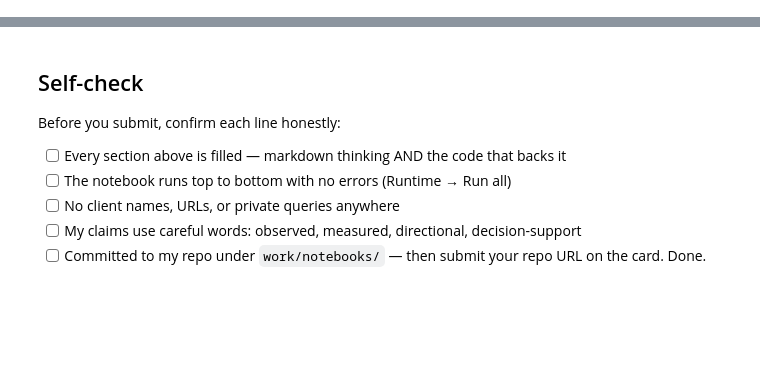
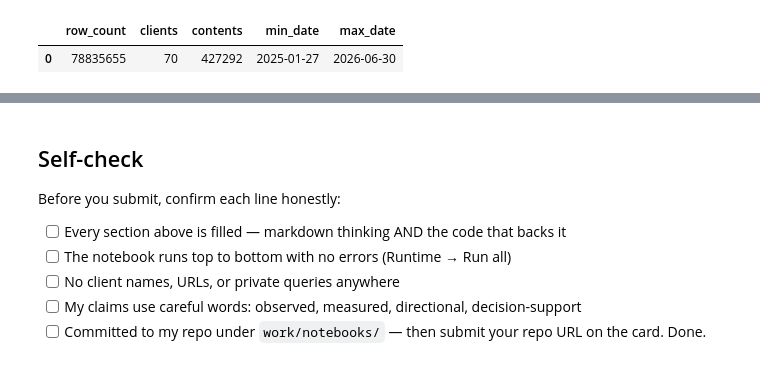
Before and after one commit to 124pritivarma6001-commits/flyrank_internship_ml, a Jupyter notebook: work/notebooks/w03_data_contract.ipynb, the cells around one changed output, grey strips where cells are left out. Cells and saved outputs as stored; diff of their text form; code cells hidden in the pictures; blank space fills up the shorter version.

```diff
--- a/work/notebooks/w03_data_contract.ipynb
+++ b/work/notebooks/w03_data_contract.ipynb
@@ -36,0 +56,17 @@ This skeleton is yours to fill. Work the sections **in order** — each one has
+# %%
+# Check the grain and the data rangeof the daily fact table
+result = con.sql(f"""
+SELECT
+    COUNT(*) AS row_count,
+    COUNT(DISTINCT
+  client_hash_id) AS clients,
+    COUNT(DISTINCT
+  content_hash_id) AS contents,
+    MIN(report_date) AS min_date,
+    MAX(report_date) AS max_date
+FROM {TABLES['fact_daily']}
+""").df()
+result
+# %% [output]
+|  | row_count | clients | contents | min_date | max_date |
+| 0 | 78835655 | 70 | 427292 | 2025-01-27 | 2026-06-30 |
```
Also changed, not shown: parts of 21 cells of this notebook.
